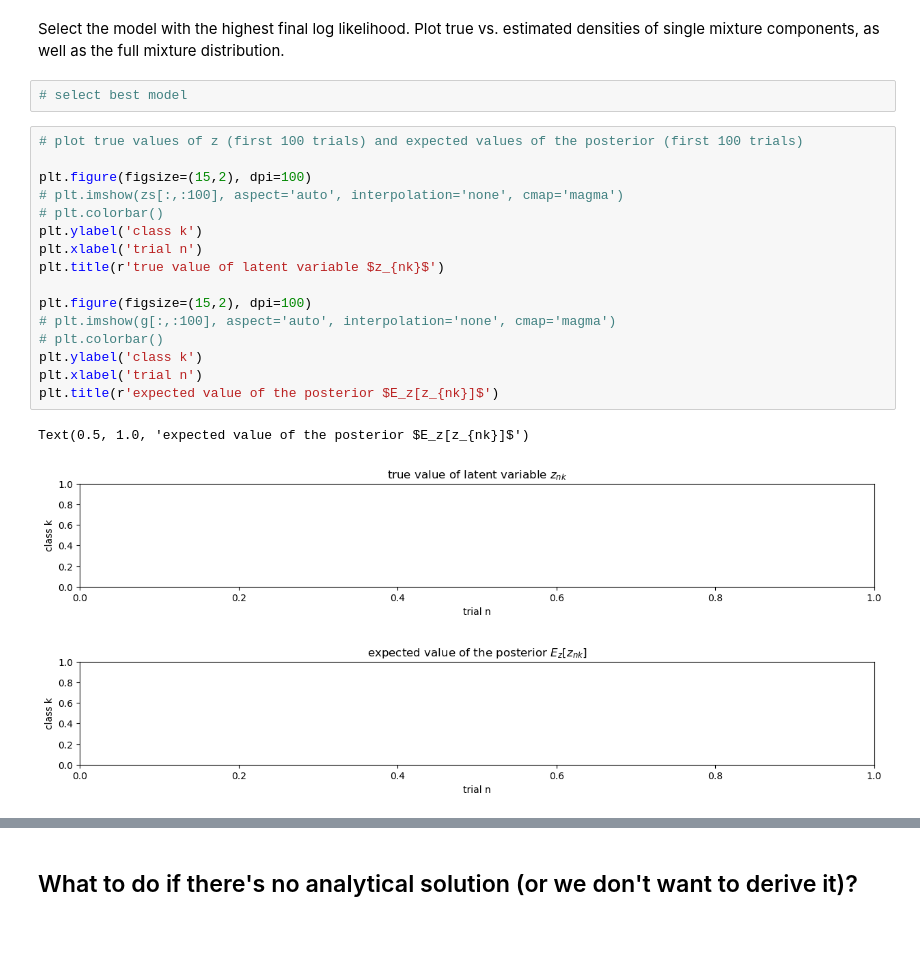
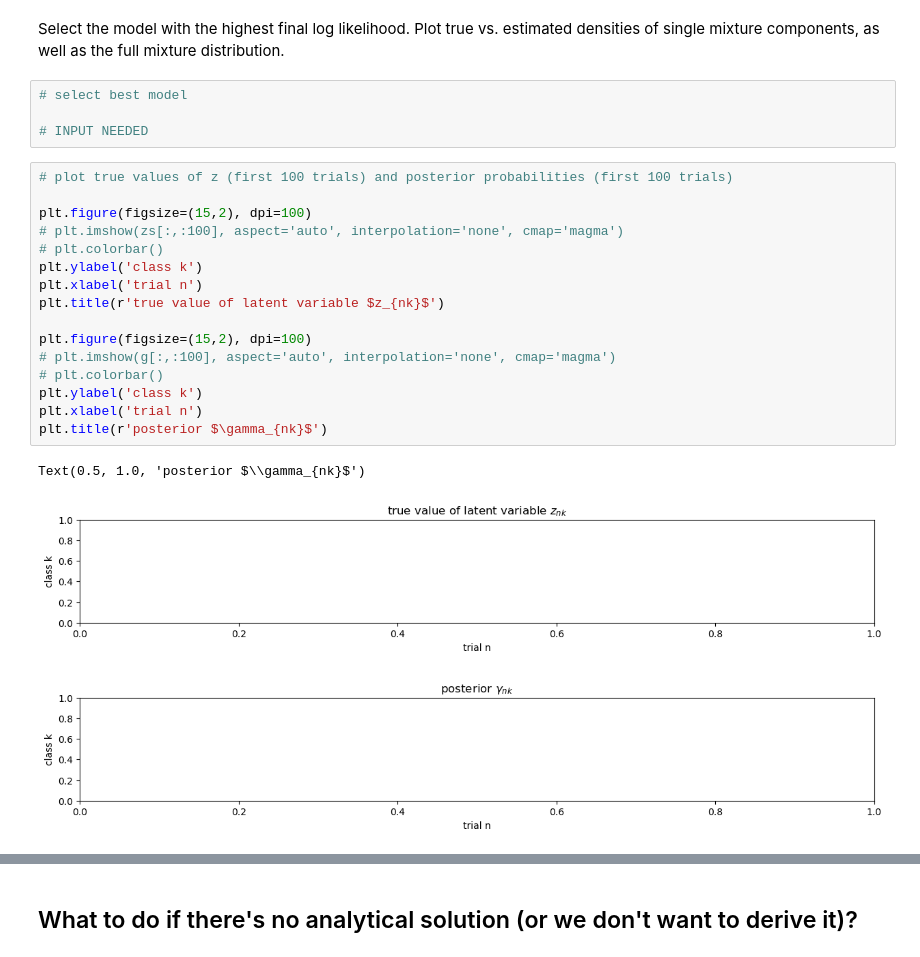
Before and after one commit to bambschool/BAMB2024, a Jupyter notebook: Day 4: Latent variable models/mixture-models-EM.ipynb, the cells around one changed output, grey strips where cells are left out. Cells and saved outputs as stored; diff of their text form.

```diff
--- a/Day 4: Latent variable models/mixture-models-EM.ipynb
+++ b/Day 4: Latent variable models/mixture-models-EM.ipynb
@@ -408,26 +463,28 @@ plt.tight_layout()
 Select the model with the highest final log likelihood. Plot true vs. estimated densities of single mixture components, as well as the full mixture distribution.
 # %%
 # select best model
+
+# INPUT NEEDED
 # %%
-# plot true values of z (first 100 trials) and expected values of the posterior (first 100 trials)
+# plot true values of z (first 100 trials) and posterior probabilities (first 100 trials)
 
 plt.figure(figsize=(15,2), dpi=100)
 # plt.imshow(zs[:,:100], aspect='auto', interpolation='none', cmap='magma')
 # plt.colorbar()
 plt.ylabel('class k')
 plt.xlabel('trial n')
 plt.title(r'true value of latent variable $z_{nk}$')
 
 plt.figure(figsize=(15,2), dpi=100)
 # plt.imshow(g[:,:100], aspect='auto', interpolation='none', cmap='magma')
 # plt.colorbar()
 plt.ylabel('class k')
 plt.xlabel('trial n')
-plt.title(r'expected value of the posterior $E_z[z_{nk}]$')
+plt.title(r'posterior $\gamma_{nk}$')
 # %% [output]
-Text(0.5, 1.0, 'expected value of the posterior $E_z[z_{nk}]$')
+Text(0.5, 1.0, 'posterior $\\gamma_{nk}$')
 [figure]
-[figure, old version]
+[figure, new version]
 # %%
 # plot final means and covariances, as well as final mixture distribution
 
```
Also changed, not shown: parts of 37 cells of this notebook, 1 other file.
